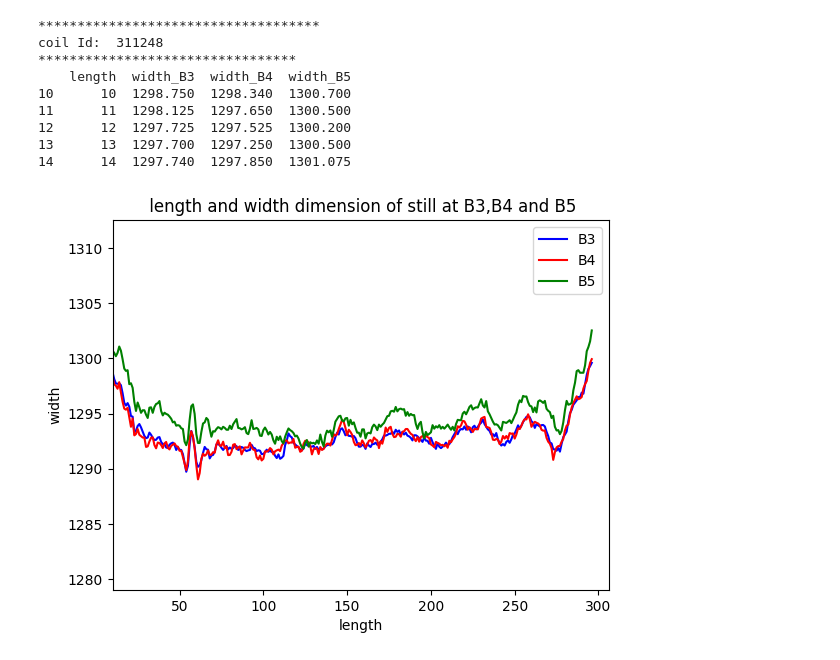
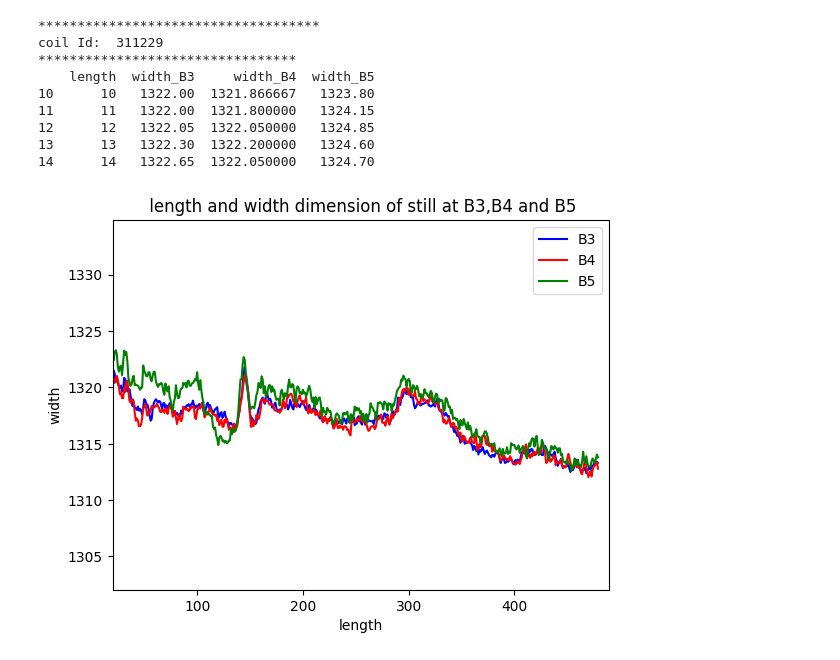
Before and after one commit to AmanuelZeredawit/Anomaly-detection-and-classification, a Jupyter notebook: analysis1week.ipynb, the cells around one changed output. Cells and saved outputs as stored; diff of their text form; code cells hidden in the pictures.

```diff
--- a/analysis1week.ipynb
+++ b/analysis1week.ipynb
@@ -95,56 +95,56 @@ def get_measurement(coil_id):
     return final_B_df # return list of dataframes
 # %%
 def label_observation():
+    coil_df = pd.read_excel("data/CoilDataInput.xlsx")
+    count = 0
 
     # this function get the coil_Id and call the get_measurment()
     # function to get the cleaned value for B3,B4 and B5 in dictionary format
     # from the dictionary it checks if there is constriction or not
     # and add the result to the coil_df
 
-     #load the dataset
-     coil_df = pd.read_excel('data/CoilDataInput.xlsx')
-     count = 0
+    #load the dataset
 
-     measurement_df = get_measurement(311248)
+    measurement_df = get_measurement(311229)
      # 311210 empty b5
      # 311248 good
 
-     return measurement_df
+    return measurement_df
 # %%
 def visualize_measurments():
     measurement_df = label_observation()
     x_upper_limit = measurement_df['length'].max() - 10
 
     measurement_df=measurement_df[(measurement_df.length >=10) &(measurement_df.length <= x_upper_limit -10)]
     y_lower_limit, y_higher_limit = measurement_df[['width_B3', 'width_B4','width_B5']].min().min().min(), measurement_df[['width_B3', 'width_B4','width_B5']].max().max().max()
     print(measurement_df.head())
 
     plt.plot(measurement_df['length'], measurement_df['width_B3'], color = 'b', label = 'B3')
     plt.plot(measurement_df['length'], measurement_df['width_B4'], color = 'r', label = 'B4')
     plt.plot(measurement_df['length'], measurement_df['width_B5'], color = 'g', label = 'B5')
 
     plt.xlabel("length")
     plt.ylabel("width")
     plt.title(" length and width dimension of still at B3,B4 and B5")
 
     # need to limit according to data
     plt.ylim(y_lower_limit -10, y_higher_limit + 10)
-    plt.xlim(10,x_upper_limit)
+    plt.xlim(20,x_upper_limit)
     plt.legend()
     plt.show()
 
 visualize_measurments()
 # %% [output]
 ************************************
-coil Id:  311248
+coil Id:  311229
 *********************************
-    length  width_B3  width_B4  width_B5
-10      10  1298.750  1298.340  1300.700
-11      11  1298.125  1297.650  1300.500
-12      12  1297.725  1297.525  1300.200
-13      13  1297.700  1297.250  1300.500
-14      14  1297.740  1297.850  1301.075
+    length  width_B3     width_B4  width_B5
+10      10   1322.00  1321.866667   1323.80
+11      11   1322.00  1321.800000   1324.15
+12      12   1322.05  1322.050000   1324.85
+13      13   1322.30  1322.200000   1324.60
+14      14   1322.65  1322.050000   1324.70
-[figure, old version]
+[figure, new version]
 # %%
 import os
 import re
```
Also changed, not shown: parts of 3 cells of this notebook.
